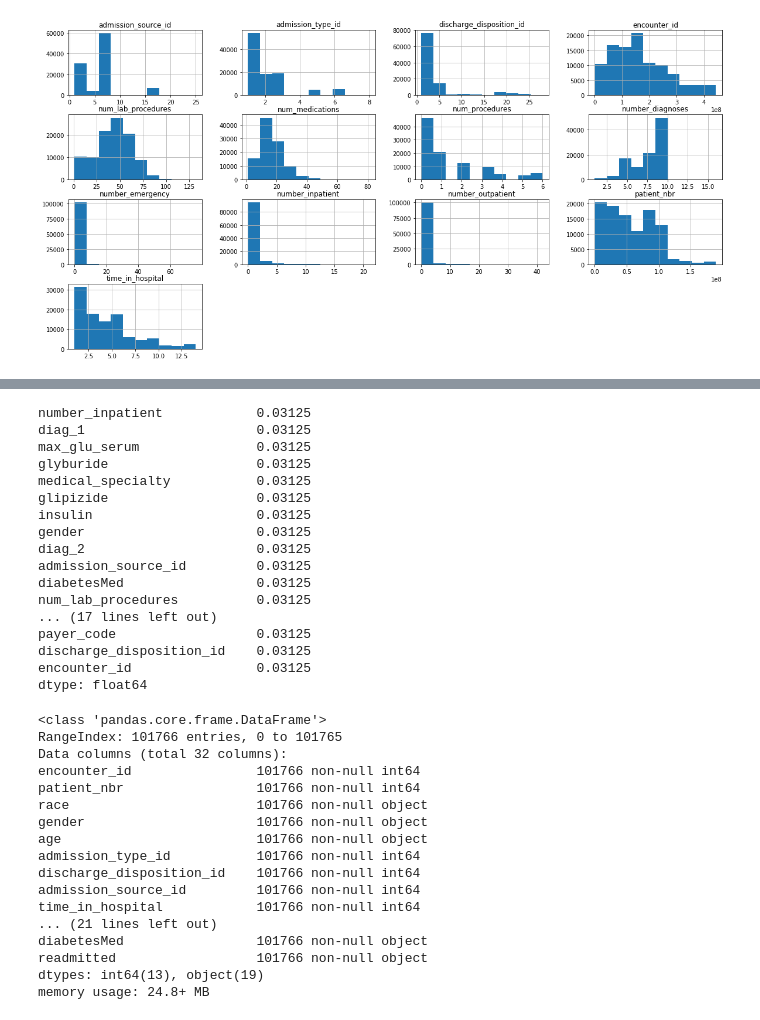
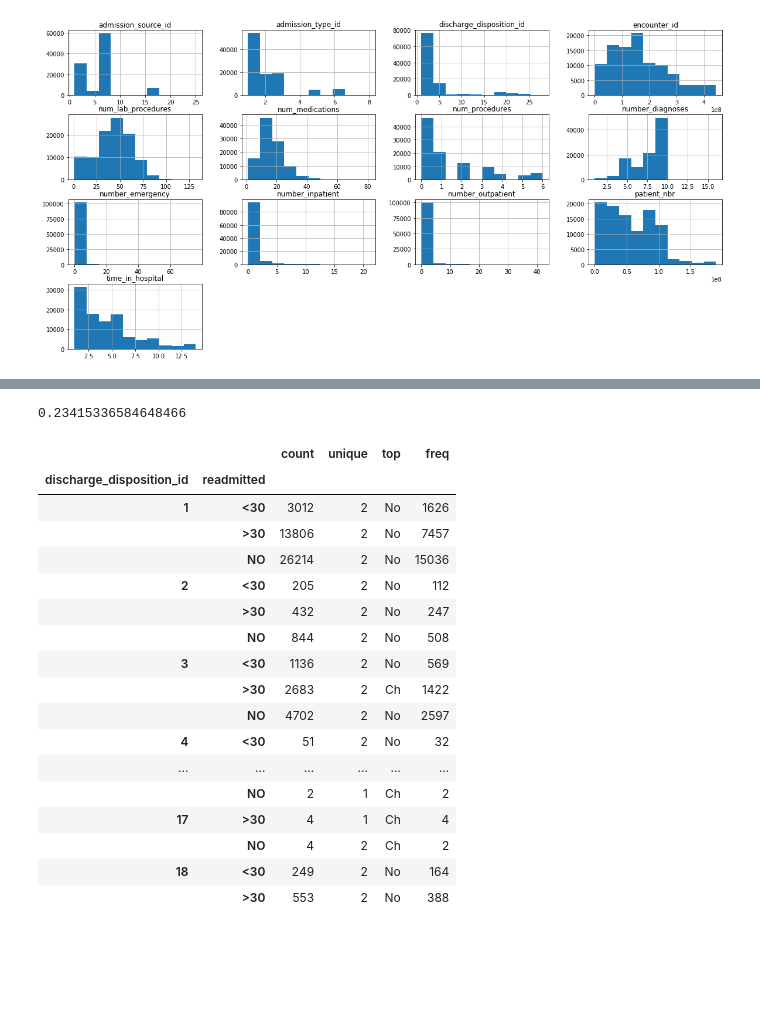
Before and after one commit to learn-co-students/ds-atlanta-06_24_19, a Jupyter notebook: module_1/Week_2/project/Project.ipynb, the cells around one changed output, grey strips where cells are left out. Cells and saved outputs as stored; diff of their text form; code cells hidden in the pictures; blank space fills up the shorter version.

```diff
--- a/module_1/Week_2/project/Project.ipynb
+++ b/module_1/Week_2/project/Project.ipynb
@@ -87,0 +115,2 @@ Name: insulin, dtype: float64
+# %%
+df = df.drop(['weight', 'diag_2', 'diag_3', 'payer_code', 'medical_specialty'], axis =1)
@@ -87,0 +149,4 @@ Name: insulin, dtype: float64
+# %%
+df.time_in_hospital.corr(df.number_diagnoses)
+# %% [output]
+0.23415336584648466
@@ -88,46 +155,25 @@ Name: insulin, dtype: float64
 # %%
-df.columns.value_counts(normalize=True)
+df.discharge_disposition_id.value_counts(normalize=True)
-# %% [output]
-number_inpatient            0.03125
-diag_1                      0.03125
-max_glu_serum               0.03125
-glyburide                   0.03125
-medical_specialty           0.03125
-glipizide                   0.03125
-insulin                     0.03125
-gender                      0.03125
-diag_2                      0.03125
-admission_source_id         0.03125
-diabetesMed                 0.03125
-num_lab_procedures          0.03125
-... (17 lines left out)
-payer_code                  0.03125
-discharge_disposition_id    0.03125
-encounter_id                0.03125
-dtype: float64
-# %%
-df =df.drop(['weight','repaglinide','nateglinide',
-'chlorpropamide','glimepiride','acetohexamide','tolbutamide',
-'acarbose','miglitol','troglitazone','tolazamide','examide','citoglipton',
-'glyburide-metformin','glipizide-metformin','glimepiride-pioglitazone',
-'metformin-rosiglitazone','metformin-pioglitazone'], axis =1 )
-df.info()
-#most of this data is missing on not useful. With one exception at 3%, most of these values were 99% no
-# %% [output]
-<class 'pandas.core.frame.DataFrame'>
-RangeIndex: 101766 entries, 0 to 101765
-Data columns (total 32 columns):
-encounter_id                101766 non-null int64
-patient_nbr                 101766 non-null int64
-race                        101766 non-null object
-gender                      101766 non-null object
-age                         101766 non-null object
-admission_type_id           101766 non-null int64
-discharge_disposition_id    101766 non-null int64
-admission_source_id         101766 non-null int64
-time_in_hospital            101766 non-null int64
-... (21 lines left out)
-diabetesMed                 101766 non-null object
-readmitted                  101766 non-null object
-dtypes: int64(13), object(19)
-memory usage: 24.8+ MB
+# %%
+group = df.groupby(by=['discharge_disposition_id', 'readmitted']) ['change'].describe()
+# %%
+group[:40]
+# %% [output]
+|  |  | count | unique | top | freq |
+| discharge_disposition_id | readmitted |  |  |  |  |
+| 1 | <30 | 3012 | 2 | No | 1626 |
+|  | >30 | 13806 | 2 | No | 7457 |
+|  | NO | 26214 | 2 | No | 15036 |
+| 2 | <30 | 205 | 2 | No | 112 |
+|  | >30 | 432 | 2 | No | 247 |
+|  | NO | 844 | 2 | No | 508 |
+| 3 | <30 | 1136 | 2 | No | 569 |
+|  | >30 | 2683 | 2 | Ch | 1422 |
+|  | NO | 4702 | 2 | No | 2597 |
+| 4 | <30 | 51 | 2 | No | 32 |
+| ... | ... | ... | ... | ... | ... |
+|  | NO | 2 | 1 | Ch | 2 |
+| 17 | >30 | 4 | 1 | Ch | 4 |
+|  | NO | 4 | 2 | Ch | 2 |
+| 18 | <30 | 249 | 2 | No | 164 |
+|  | >30 | 553 | 2 | No | 388 |
```
Also changed, not shown: parts of 18 cells of this notebook, 1 other file.
